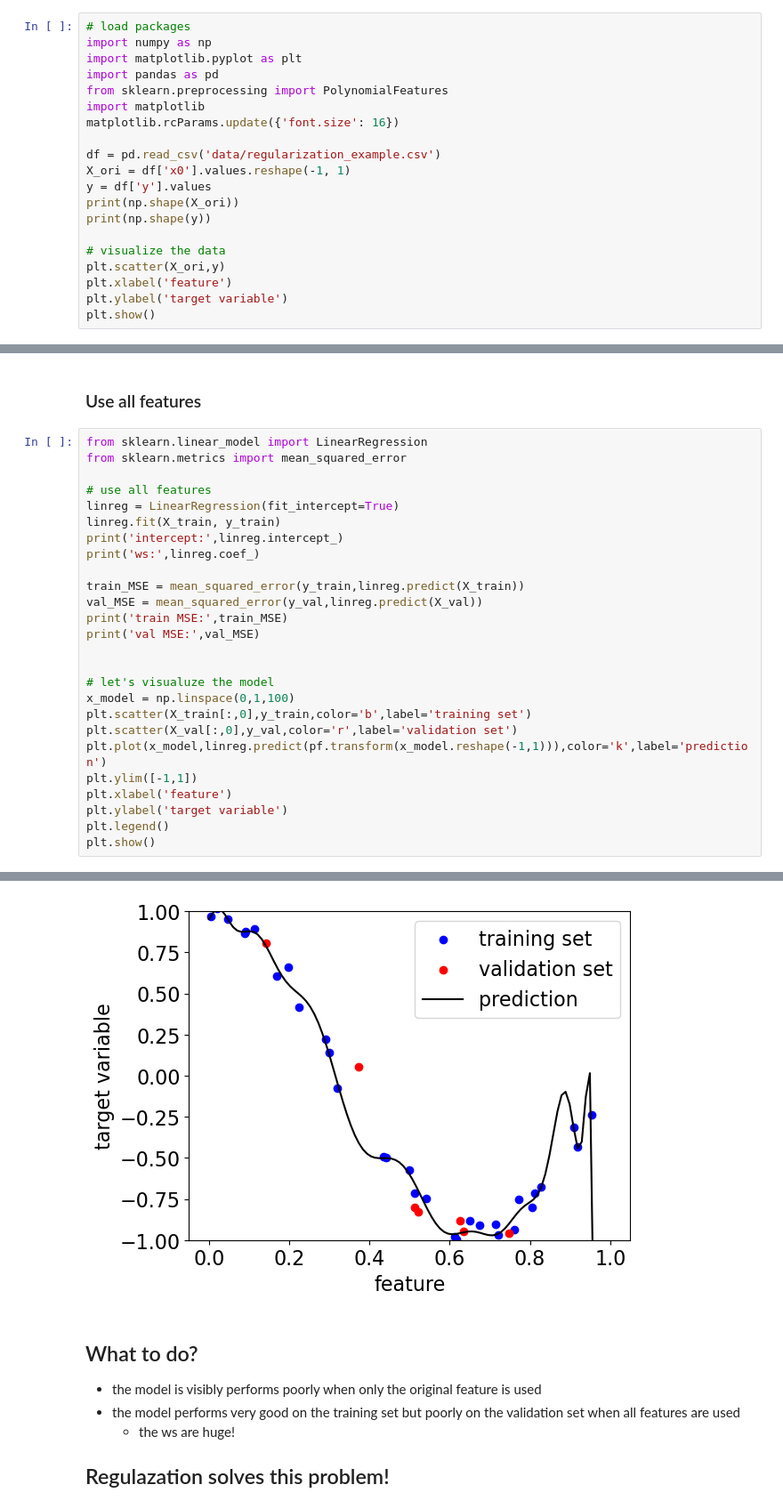
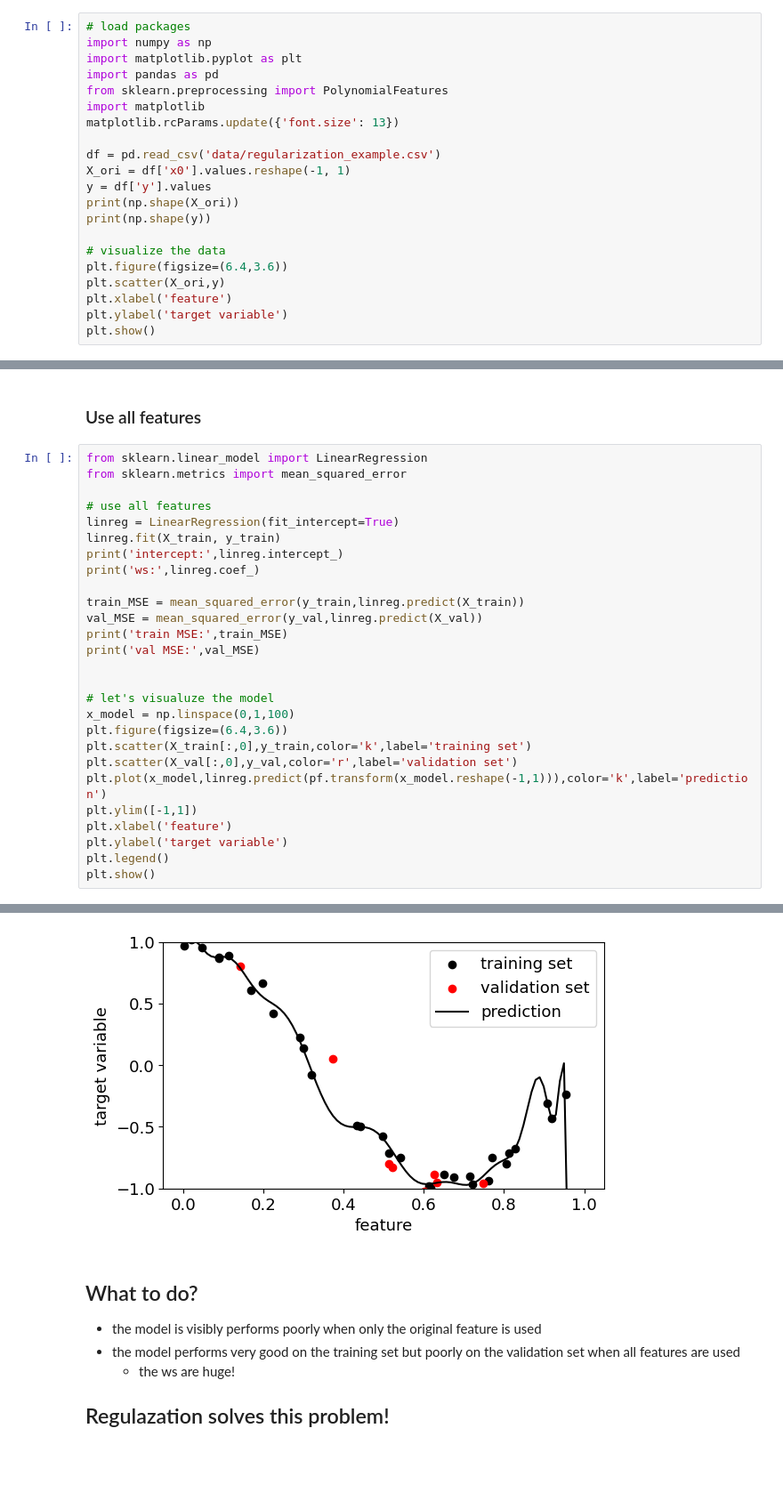
Before and after one commit to BrownDSI/DATA1030-Fall2022, a Jupyter notebook: week6 - supervised ML algos/regularization.ipynb, the cells around one changed output, grey strips where cells are left out. Shown at 89% size. Cells and saved outputs as stored; diff of their text form; blank space fills up the shorter version.

```diff
--- a/week6 - supervised ML algos/regularization.ipynb
+++ b/week6 - supervised ML algos/regularization.ipynb
@@ -72,7 +72,7 @@ import matplotlib.pyplot as plt
 import pandas as pd
 from sklearn.preprocessing import PolynomialFeatures
 import matplotlib
-matplotlib.rcParams.update({'font.size': 16})
+matplotlib.rcParams.update({'font.size': 13})
 
 df = pd.read_csv('data/regularization_example.csv')
 X_ori = df['x0'].values.reshape(-1, 1)
@@ -81,6 +81,7 @@ print(np.shape(X_ori))
 print(np.shape(y))
 
 # visualize the data
+plt.figure(figsize=(6.4,3.6))
 plt.scatter(X_ori,y)
 plt.xlabel('feature')
 plt.ylabel('target variable')
@@ -153,35 +155,36 @@ from sklearn.metrics import mean_squared_error
 # use all features
 linreg = LinearRegression(fit_intercept=True)
 linreg.fit(X_train, y_train)
 print('intercept:',linreg.intercept_)
 print('ws:',linreg.coef_)
 
 train_MSE = mean_squared_error(y_train,linreg.predict(X_train))
 val_MSE = mean_squared_error(y_val,linreg.predict(X_val))
 print('train MSE:',train_MSE)
 print('val MSE:',val_MSE)
 
 
 # let's visualuze the model
 x_model = np.linspace(0,1,100)
-plt.scatter(X_train[:,0],y_train,color='b',label='training set')
+plt.figure(figsize=(6.4,3.6))
+plt.scatter(X_train[:,0],y_train,color='k',label='training set')
 plt.scatter(X_val[:,0],y_val,color='r',label='validation set')
 plt.plot(x_model,linreg.predict(pf.transform(x_model.reshape(-1,1))),color='k',label='prediction')
 plt.ylim([-1,1])
 plt.xlabel('feature')
 plt.ylabel('target variable')
 plt.legend()
 plt.show()
 # %% [output]
 intercept: 0.9520757590563689
 ws: [ 2.94556467e+00  1.78575224e+02 -1.07852987e+04  7.71588160e+04
   3.57083482e+06 -9.66895422e+07  1.20126203e+09 -9.39908662e+09
   5.13303355e+10 -2.05802411e+11  6.23129909e+11 -1.44706005e+12
   2.59415710e+12 -3.58595231e+12  3.78788495e+12 -3.00091345e+12
   1.72536419e+12 -6.79474340e+11  1.63872612e+11 -1.82456642e+10]
 train MSE: 0.002223656221532701
 val MSE: 0.032878428680030686
-[figure, old version]
+[figure, new version]
 # %% [markdown]
 ## What to do?
 - the model is visibly performs poorly when only the original feature is used
```
Also changed, not shown: parts of 7 cells of this notebook, 4 other files.
